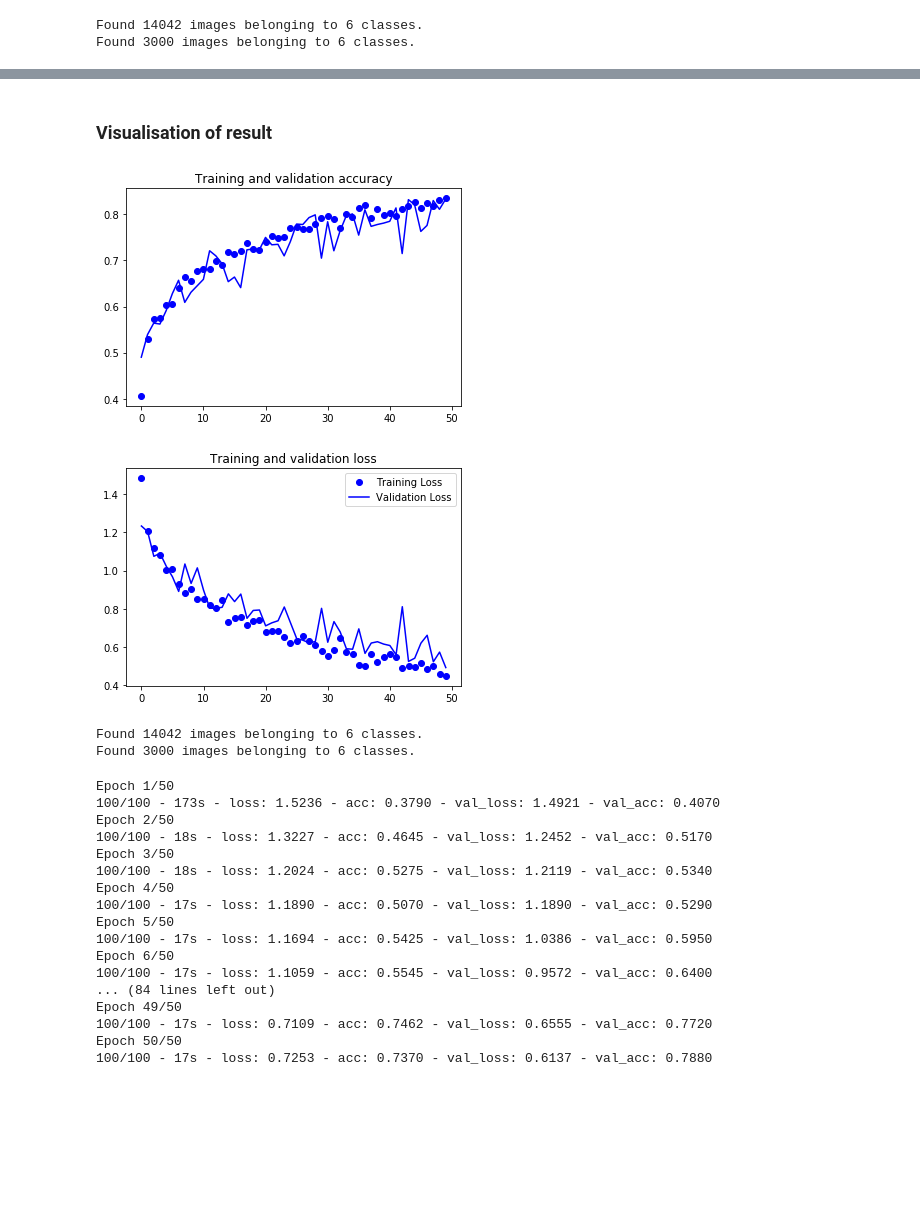
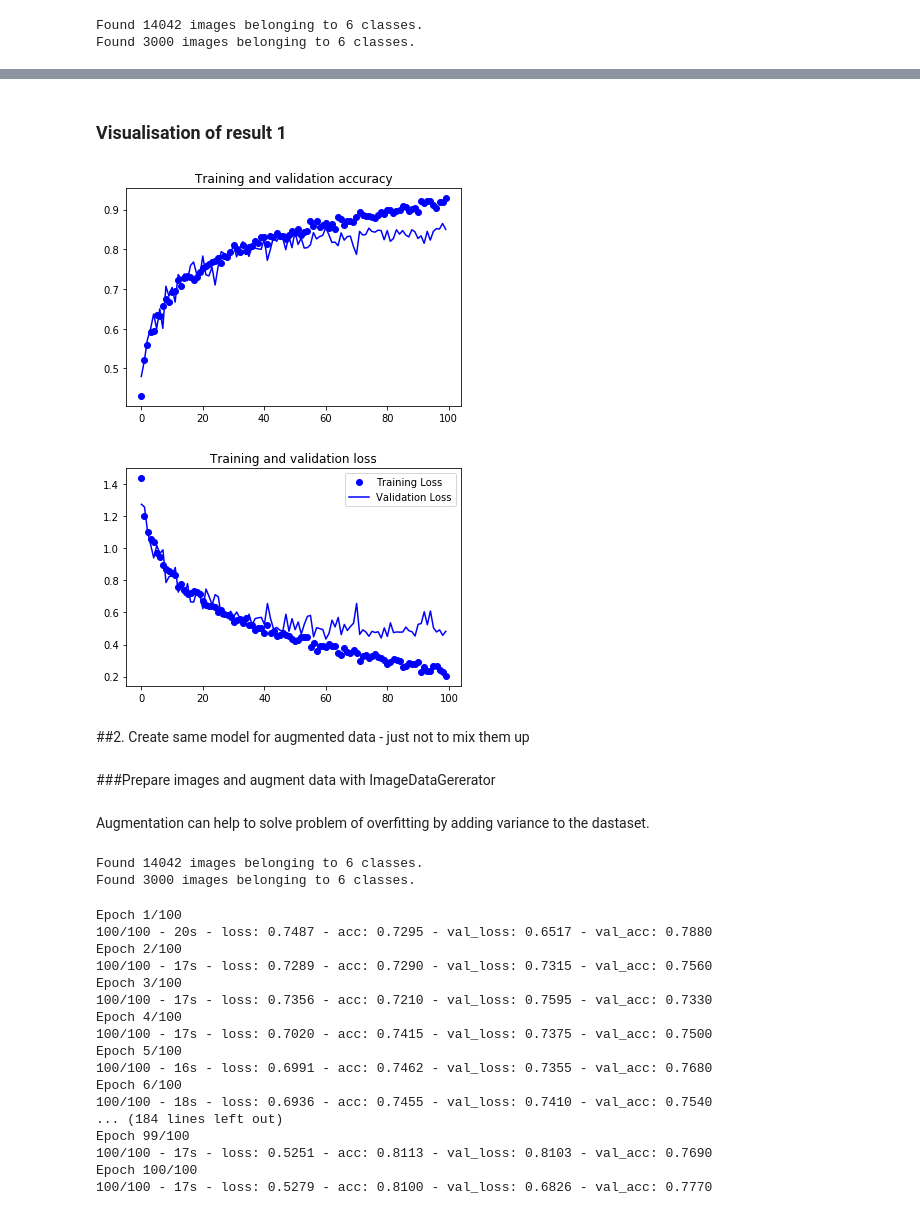
Before and after one commit to EugeniaE/UTS_ML2019_Main, a Jupyter notebook: As2_image_classification.ipynb, the cells around one changed output, grey strips where cells are left out. Drawn from its saved outputs; the diff is of its cells as text; code cells hidden in the pictures; blank space fills up the shorter version.

```diff
--- a/As2_image_classification.ipynb
+++ b/As2_image_classification.ipynb
@@ -59,7 +94,7 @@ import tensorflow as tf
 from tensorflow.keras.optimizers import RMSprop
 from tensorflow.keras.preprocessing.image import ImageDataGenerator
 
-model = tf.keras.models.Sequential([
+model1 = tf.keras.models.Sequential([
   tf.keras.layers.Conv2D(32, (3,3), activation='relu', input_shape=(150, 150, 3)),
   tf.keras.layers.MaxPooling2D(2,2),
   tf.keras.layers.Conv2D(64, (3,3), activation='relu'),
@@ -79,5 +110,5 @@ Call initializer instance with the dtype argument instead of passing it to the c
 # %%
-model.compile(loss='sparse_categorical_crossentropy',
+model1.compile(loss='sparse_categorical_crossentropy',
               optimizer=RMSprop(lr=1e-4),
               metrics=['acc'])
 # %% [markdown]
@@ -105,11 +133,11 @@ validation_generator = test_datagen.flow_from_directory(
 Found 14042 images belonging to 6 classes.
 Found 3000 images belonging to 6 classes.
 # %%
-history = model.fit_generator(
+history1 = model1.fit_generator(
       train_generator,
-      steps_per_epoch=100,  # 2000 images = batch_size * steps
-      epochs=50,
+      steps_per_epoch=100,
+      epochs=100,
       validation_data=validation_generator,
-      validation_steps=50,  # 1000 images = batch_size * steps
+      validation_steps=50,
       verbose=2)
 # %% [output]
@@ -133,27 +166,29 @@ Epoch 50/50
 # %% [markdown]
-### Visualisation of result
+### Visualisation of result 1
 # %%
 import matplotlib.pyplot as plt
-acc = history.history['acc']
-val_acc = history.history['val_acc']
-loss = history.history['loss']
-val_loss = history.history['val_loss']
+acc = history1.history['acc']
+val_acc = history1.history['val_acc']
+loss = history1.history['loss']
+val_loss = history1.history['val_loss']
 
 epochs = range(len(acc))
 
 plt.plot(epochs, acc, 'bo', label='Training accuracy')
 plt.plot(epochs, val_acc, 'b', label='Validation accuracy')
 plt.title('Training and validation accuracy')
 
 plt.figure()
 
 plt.plot(epochs, loss, 'bo', label='Training Loss')
 plt.plot(epochs, val_loss, 'b', label='Validation Loss')
 plt.title('Training and validation loss')
 plt.legend()
 
 plt.show()
 # %% [output]
-[figure, old version]
+[figure, new version]
-[figure, old version]
+[figure, new version]
+# %% [markdown]
+##2. Create same model for augmented data - just not to mix them up
 # %%
@@ -170,6 +205,10 @@ model_data_aug = tf.keras.models.Sequential([
   tf.keras.layers.Dense(512,activation='relu'),
   tf.keras.layers.Dense(6,activation='sigmoid'),
 ])
+# %% [markdown]
+###Prepare images and augment data with ImageDataGererator
+# %% [markdown]
+Augmentation can help to solve problem of overfitting by adding variance to the dastaset.
 # %%
 train_datagen = ImageDataGenerator(
       rescale=1./255,
@@ -198,32 +237,32 @@ validation_generator = test_datagen.flow_from_directory(
 Found 14042 images belonging to 6 classes.
 Found 3000 images belonging to 6 classes.
 # %%
-model_data_aug.compile(loss='sparse_categorical_crossentropy',
+model2.compile(loss='sparse_categorical_crossentropy',
               optimizer=RMSprop(lr=1e-4),
               metrics=['acc'])
 
-history = model_data_aug.fit_generator(
+history2 = model2.fit_generator(
       train_generator,
-      steps_per_epoch=100,  # 2000 images = batch_size * steps
-      epochs=50,
+      steps_per_epoch=100,
+      epochs=100,
       validation_data=validation_generator,
-      validation_steps=50,  # 1000 images = batch_size * steps
+      validation_steps=50,
       verbose=2)
 # %% [output]
-Epoch 1/50
-100/100 - 173s - loss: 1.5236 - acc: 0.3790 - val_loss: 1.4921 - val_acc: 0.4070
-Epoch 2/50
-100/100 - 18s - loss: 1.3227 - acc: 0.4645 - val_loss: 1.2452 - val_acc: 0.5170
-Epoch 3/50
-100/100 - 18s - loss: 1.2024 - acc: 0.5275 - val_loss: 1.2119 - val_acc: 0.5340
-Epoch 4/50
-100/100 - 17s - loss: 1.1890 - acc: 0.5070 - val_loss: 1.1890 - val_acc: 0.5290
-Epoch 5/50
-100/100 - 17s - loss: 1.1694 - acc: 0.5425 - val_loss: 1.0386 - val_acc: 0.5950
-Epoch 6/50
-100/100 - 17s - loss: 1.1059 - acc: 0.5545 - val_loss: 0.9572 - val_acc: 0.6400
-... (84 lines left out)
-Epoch 49/50
-100/100 - 17s - loss: 0.7109 - acc: 0.7462 - val_loss: 0.6555 - val_acc: 0.7720
-Epoch 50/50
-100/100 - 17s - loss: 0.7253 - acc: 0.7370 - val_loss: 0.6137 - val_acc: 0.7880
+Epoch 1/100
+100/100 - 20s - loss: 0.7487 - acc: 0.7295 - val_loss: 0.6517 - val_acc: 0.7880
+Epoch 2/100
+100/100 - 17s - loss: 0.7289 - acc: 0.7290 - val_loss: 0.7315 - val_acc: 0.7560
+Epoch 3/100
+100/100 - 17s - loss: 0.7356 - acc: 0.7210 - val_loss: 0.7595 - val_acc: 0.7330
+Epoch 4/100
+100/100 - 17s - loss: 0.7020 - acc: 0.7415 - val_loss: 0.7375 - val_acc: 0.7500
+Epoch 5/100
+100/100 - 16s - loss: 0.6991 - acc: 0.7462 - val_loss: 0.7355 - val_acc: 0.7680
+Epoch 6/100
+100/100 - 18s - loss: 0.6936 - acc: 0.7455 - val_loss: 0.7410 - val_acc: 0.7540
+... (184 lines left out)
+Epoch 99/100
+100/100 - 17s - loss: 0.5251 - acc: 0.8113 - val_loss: 0.8103 - val_acc: 0.7690
+Epoch 100/100
+100/100 - 17s - loss: 0.5279 - acc: 0.8100 - val_loss: 0.6826 - val_acc: 0.7770
```
Also changed, not shown: parts of 30 cells of this notebook.
